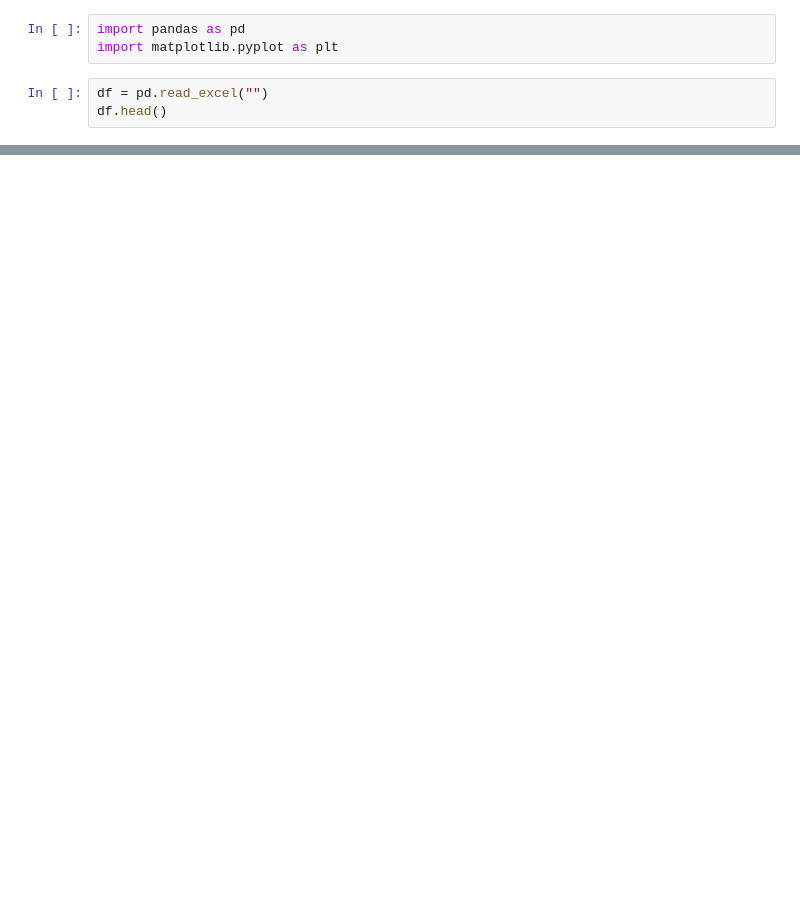
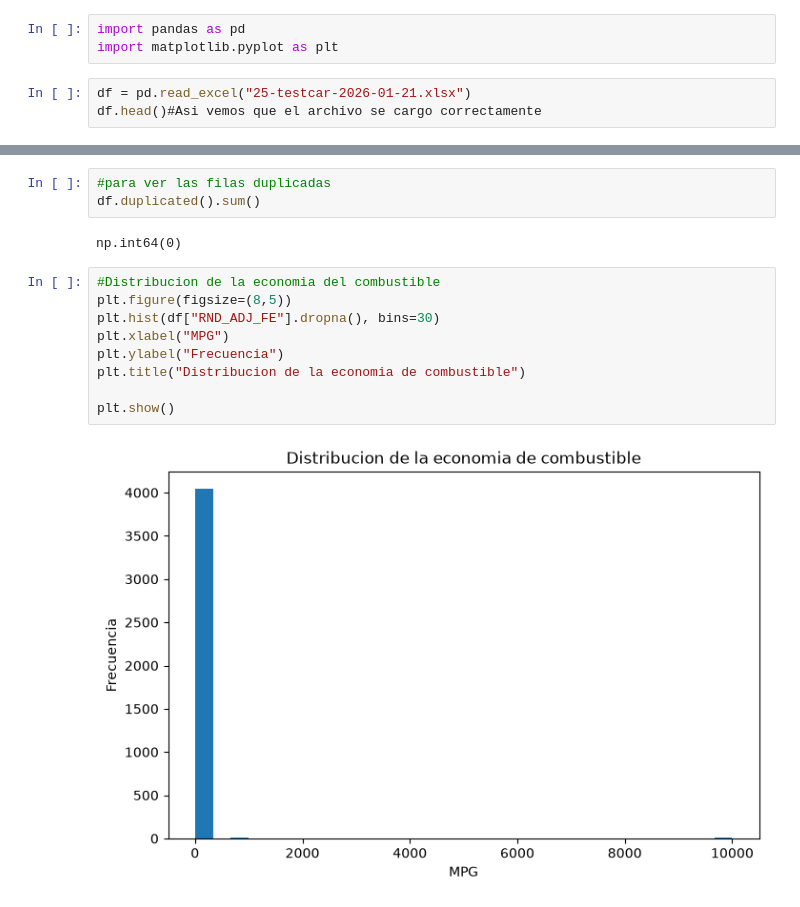
Before and after one commit to abiordorica13/TPEFUNDAMENTOS, a Jupyter notebook: Untitled-1.ipynb, the cells around one changed output, grey strips where cells are left out. Saved outputs shown, nothing was run; the diff lists cells and outputs as text; blank space fills up the shorter version.

```diff
--- a/Untitled-1.ipynb
+++ b/Untitled-1.ipynb
@@ -22,6 +30,6 @@ Note: you may need to restart the kernel to use updated packages.
 import pandas as pd
 import matplotlib.pyplot as plt
 # %%
-df = pd.read_excel("")
-df.head()
+df = pd.read_excel("25-testcar-2026-01-21.xlsx")
+df.head()#Asi vemos que el archivo se cargo correctamente
 # %% [output]
@@ -28,0 +98,16 @@ FileNotFoundError: [Errno 2] No such file or directory: '/home/abigail/Escritori
+# %%
+#para ver las filas duplicadas
+df.duplicated().sum()
+# %% [output]
+np.int64(0)
+# %%
+#Distribucion de la economia del combustible
+plt.figure(figsize=(8,5))
+plt.hist(df["RND_ADJ_FE"].dropna(), bins=30)
+plt.xlabel("MPG")
+plt.ylabel("Frecuencia")
+plt.title("Distribucion de la economia de combustible")
+
+plt.show()
+# %% [output]
+[figure, added]
```
Also changed, not shown: parts of 10 cells of this notebook, 1 other file.
